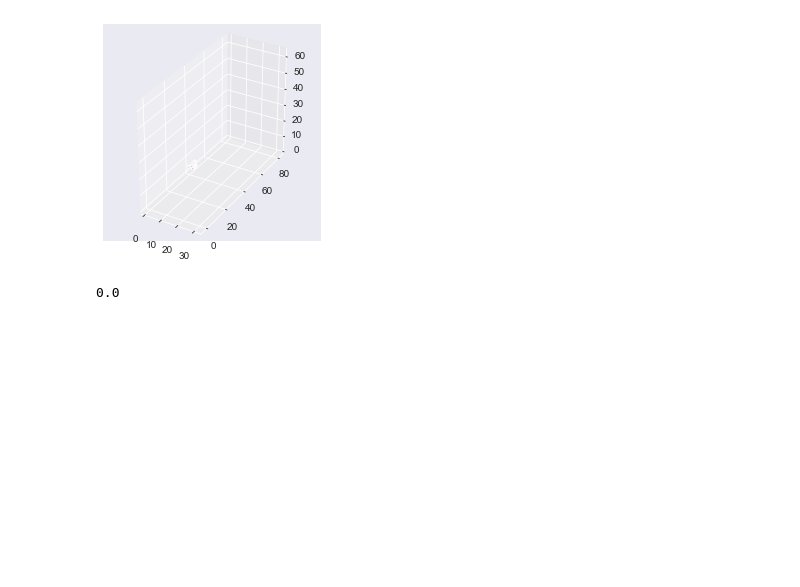
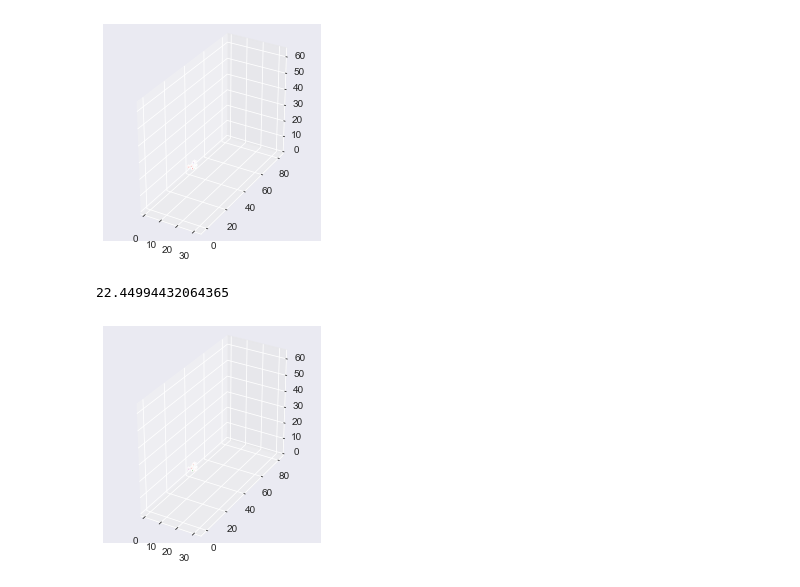
Before and after one commit to JoeOliverEvans/BrainDOT, a Jupyter notebook: visualmap.ipynb, the cells around one changed output. Cells and saved outputs as stored; diff of their text form; code cells hidden in the pictures; blank space fills up the shorter version.

Commit message:
Defined LOCA, FWHM and ERES and some helpful functions for converting between coordinates and indices

```diff
--- a/visualmap.ipynb
+++ b/visualmap.ipynb
@@ -79,6 +95,47 @@ plt.show()
 # %% [output]
 [figure]
 # %%
-np.quantile(thing, 0.25)
+def FWHMscore(image):
+    """
+    Maximum distance between the two nodes that are more than or equal to 50% of the max reconstruction
+    :param image:
+    :return:
+    """
+    image_max = np.max(image)
+    image_max_idx = np.unravel_index(np.argmax(image, axis=None), image.shape)
+    idxs = np.argwhere(image>image_max/2)
+    score = 0
+    for idx in idxs:
+        newscore = np.max(np.linalg.norm(idxs - idx, axis=1)) * 2 #2mm voxels
+        if newscore > score:
+            score = newscore
+    return score
+
+
+def FWHM(processed_images, target_points):
+    FWHM_image = np.zeros(processed_images[...,0].shape)
+    for i in tqdm(range(processed_images.shape[3])):
+        score = FWHMscore(processed_images[...,i])
+        FWHM_image[coordToIndex(target_points[...,i])] = score
+    return FWHM_image
-# %% [output]
-0.0
+# %%
+FWHMscore(noisy_image)
+# %% [output]
+22.44994432064365
+# %%
+thing = FWHM(noisy_images, locations)
+# %%
+colors = np.empty(thing.shape, dtype='object')
+colors[thing<np.quantile(thing[thing!=0], 0.25)] = 'purple'
+colors[thing>np.quantile(thing[thing!=0], 0.25)] = 'blue'
+colors[thing>np.quantile(thing[thing!=0], 0.5)] = 'green'
+colors[thing>np.quantile(thing[thing!=0], 0.75)] = 'red'
+
+
+ax = plt.figure().add_subplot(projection='3d')
+ax.voxels(thing, facecolors=colors)
+ax.set_aspect('equal')
+
+plt.show()
+# %% [output]
+[figure, added]
```
Also changed, not shown: parts of 10 cells of this notebook.
